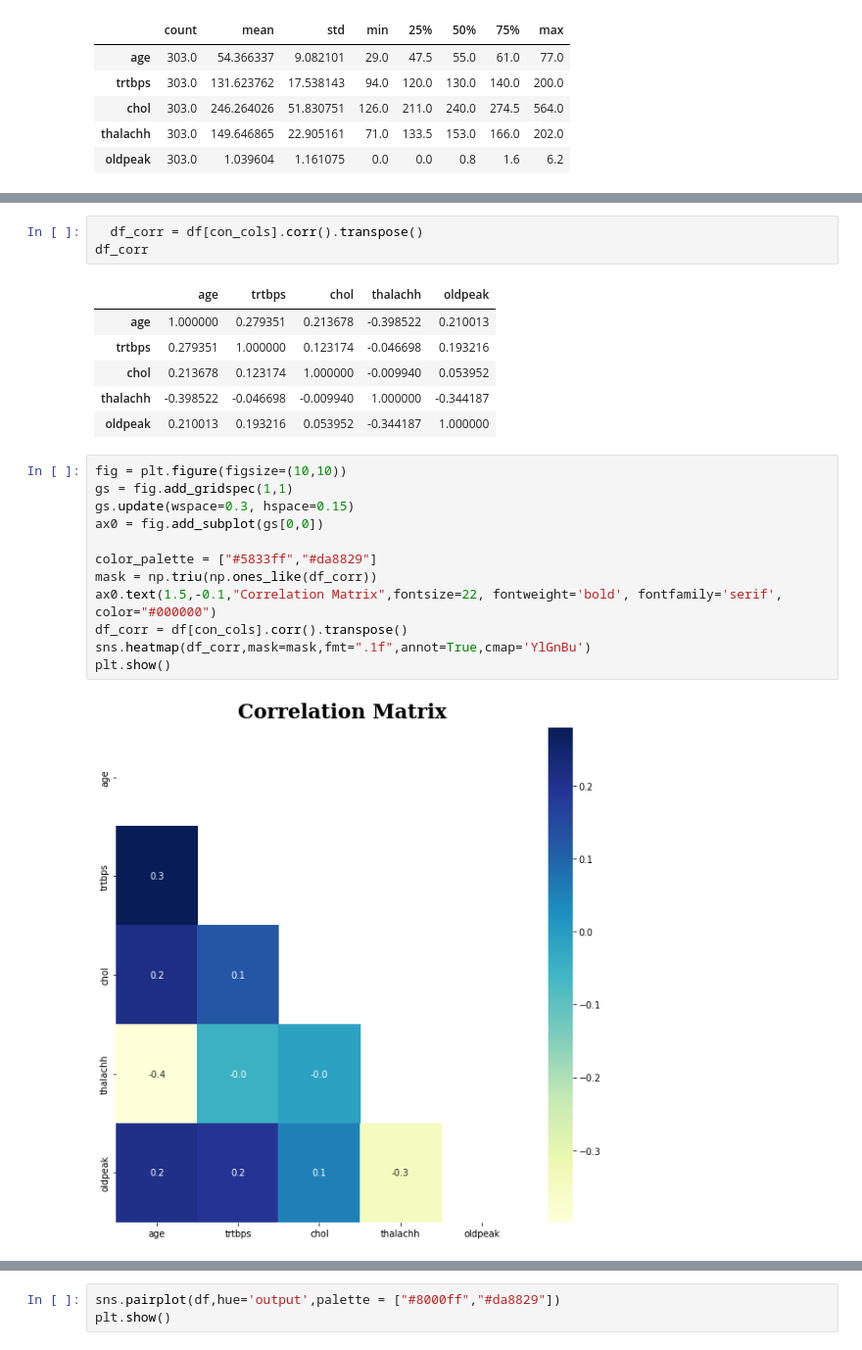
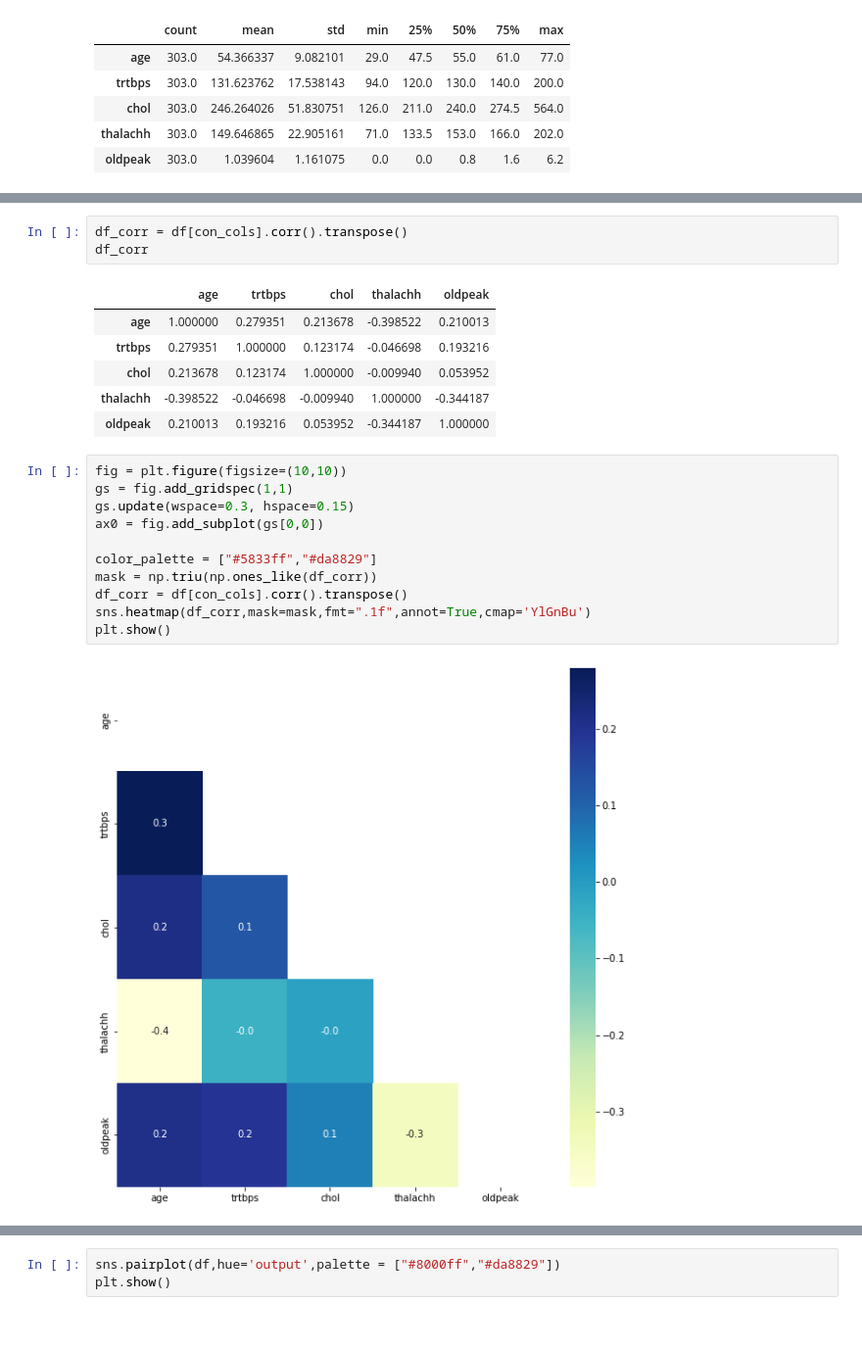
Before and after one commit to abdelmonem808/Heart-Failure-Prediction-using-Machine-Learning, a Jupyter notebook: Heart_Attack_Prediction_using_Machine_Learning.ipynb, the cells around one changed output, grey strips where cells are left out. Shown at 98% size. Saved outputs shown, nothing was run; the diff lists cells and outputs as text.

```diff
--- a/Heart_Attack_Prediction_using_Machine_Learning.ipynb
+++ b/Heart_Attack_Prediction_using_Machine_Learning.ipynb
@@ -316,7 +337,7 @@ ax1.spines["right"].set_visible(False)
 # %% [output]
 [figure]
 # %%
-  df_corr = df[con_cols].corr().transpose()
+df_corr = df[con_cols].corr().transpose()
 df_corr
 # %% [output]
 |  | age | trtbps | chol | thalachh | oldpeak |
@@ -328,17 +349,16 @@ df_corr
 # %%
 fig = plt.figure(figsize=(10,10))
 gs = fig.add_gridspec(1,1)
 gs.update(wspace=0.3, hspace=0.15)
 ax0 = fig.add_subplot(gs[0,0])
 
 color_palette = ["#5833ff","#da8829"]
 mask = np.triu(np.ones_like(df_corr))
-ax0.text(1.5,-0.1,"Correlation Matrix",fontsize=22, fontweight='bold', fontfamily='serif', color="#000000")
 df_corr = df[con_cols].corr().transpose()
 sns.heatmap(df_corr,mask=mask,fmt=".1f",annot=True,cmap='YlGnBu')
 plt.show()
 # %% [output]
-[figure, old version]
+[figure, new version]
 # %%
 fig = plt.figure(figsize=(12,12))
 corr_mat = df.corr().stack().reset_index(name="correlation")
```
Also changed, not shown: parts of 9 cells of this notebook.
